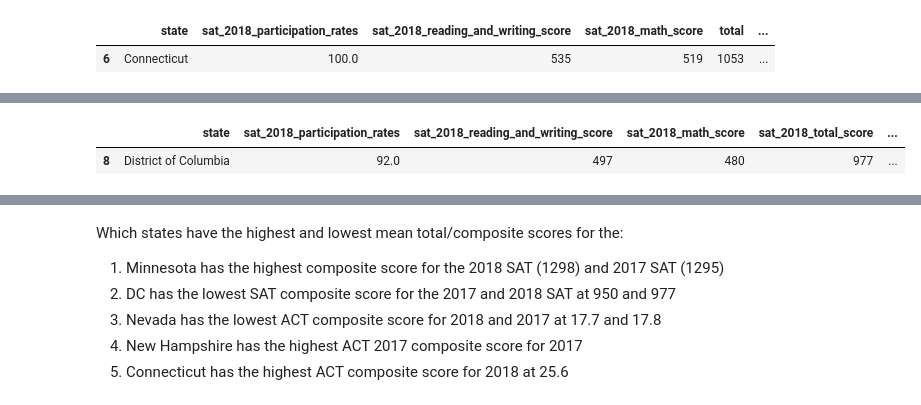
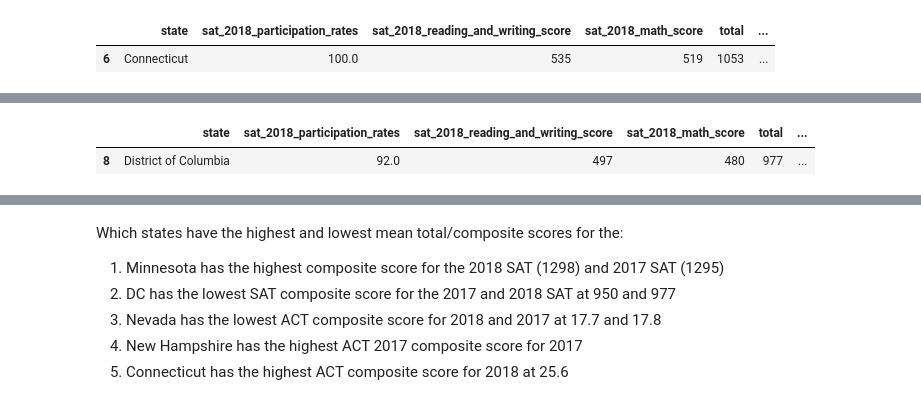
Before and after one commit to dmiz6393/ACT_SAT_dataset, a Jupyter notebook: code/starter-code.ipynb, the cells around one changed output, grey strips where cells are left out. Drawn from its saved outputs; the diff is of its cells as text; code cells hidden in the pictures.

```diff
--- a/code/starter-code.ipynb
+++ b/code/starter-code.ipynb
@@ -1088,8 +1065,8 @@ final.loc[(final["sat_2018_total_score"]==final["sat_2018_total_score"].max())]
 | 24 | Minnesota | 4.0 | 643 | 655 | 1298 | ... |
 # %%
-final.loc[(final["sat_2018_total_score"]==final["sat_2018_total_score"].min())]
+final.loc[(final["total"]==final["total"].min())]
 # %% [output]
-|  | state | sat_2018_participation_rates | sat_2018_reading_and_writing_score | sat_2018_math_score | sat_2018_total_score | ... |
+|  | state | sat_2018_participation_rates | sat_2018_reading_and_writing_score | sat_2018_math_score | total | ... |
 | 8 | District of Columbia | 92.0 | 497 | 480 | 977 | ... |
 # %%
 final.columns
```
Also changed, not shown: parts of 49 cells of this notebook.
